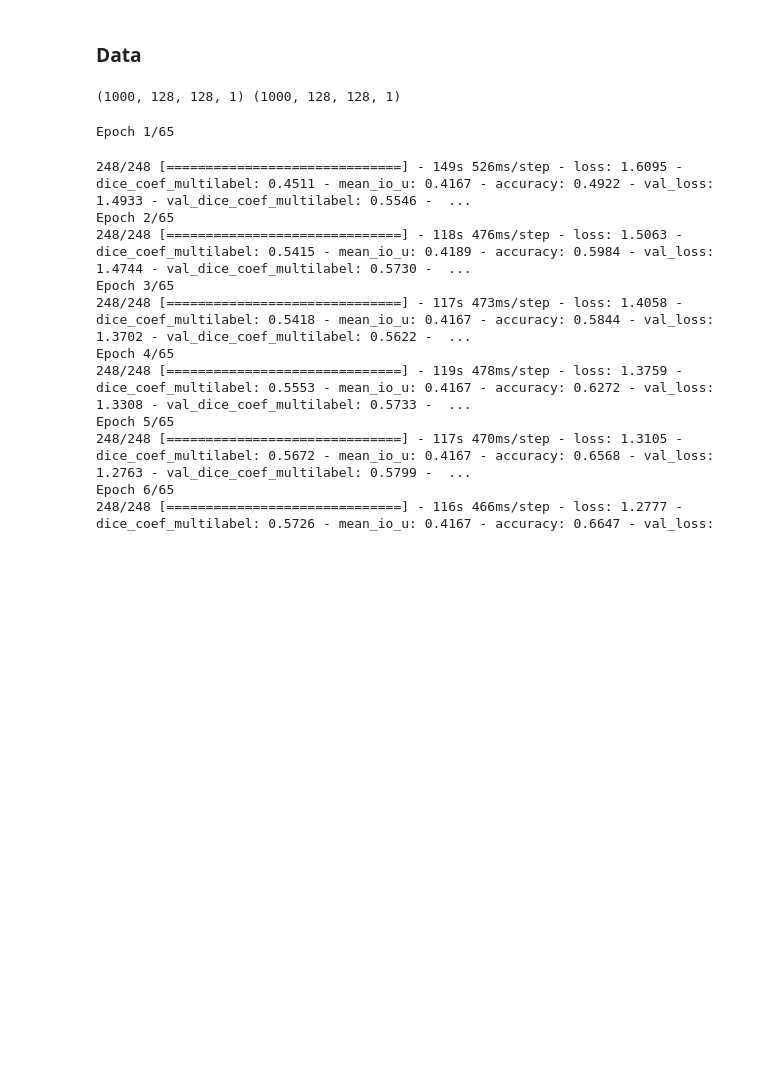
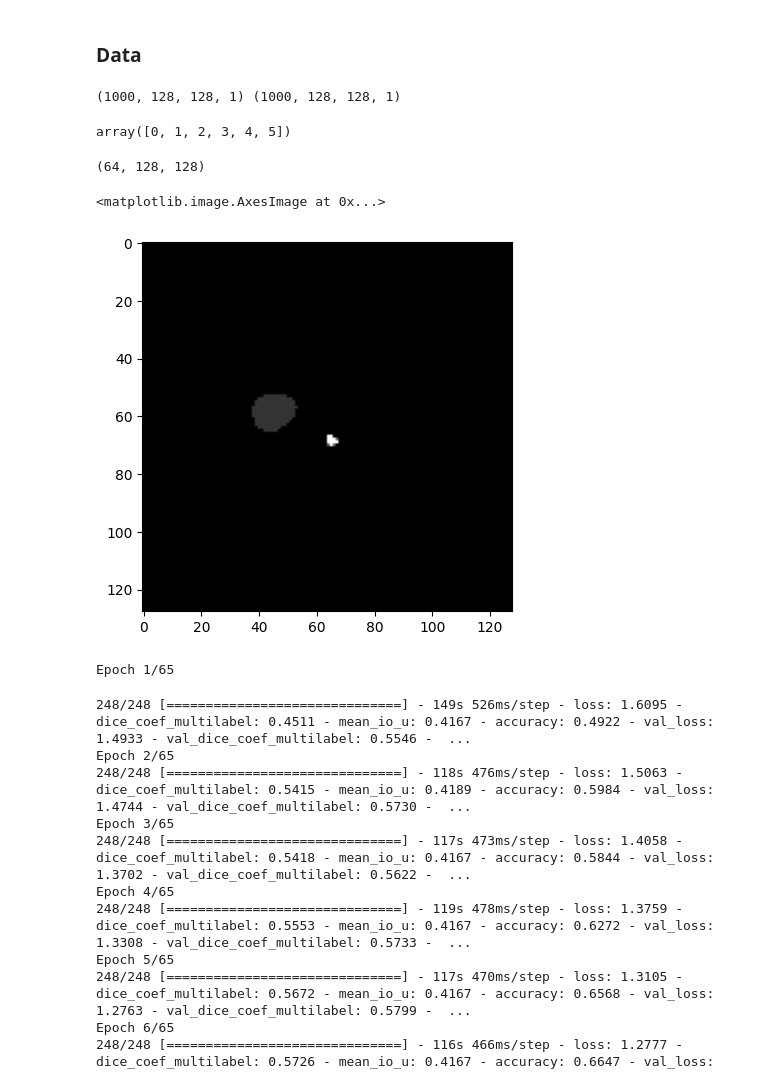
Before and after one commit to PedroAMtz/RSNA_Abdominal_Trauma, a Jupyter notebook: experiments/UNET_Segmentation/U_Net.ipynb, the cells around one changed output. Cells and saved outputs as stored; diff of their text form; code cells hidden in the pictures; blank space fills up the shorter version.

```diff
--- a/experiments/UNET_Segmentation/U_Net.ipynb
+++ b/experiments/UNET_Segmentation/U_Net.ipynb
@@ -251,9 +254,26 @@ Y_test = y[selected_indices]
 print(X_test.shape, Y_test.shape)
 # %% [output]
 (1000, 128, 128, 1) (1000, 128, 128, 1)
+# %%
+np.unique(y)
+# %% [output]
+array([0, 1, 2, 3, 4, 5])
 # %%
 data_generator = DataGenerator(X, y, 6, 64)
 data_generator_test = DataGenerator(X_test, Y_test, 6, 64)
+# %%
+x, Y = data_generator[2]
+
+y_mask = np.argmax(Y, axis=3)
+# %%
+y_mask.shape
+# %% [output]
+(64, 128, 128)
+# %%
+plt.imshow(y_mask[50,:,:], cmap="gray")
+# %% [output]
+<matplotlib.image.AxesImage at 0x...>
+[figure, added]
 # %%
 history = model.fit(data_generator,
                     validation_data=data_generator_test,
```
Also changed, not shown: parts of 7 cells of this notebook.
